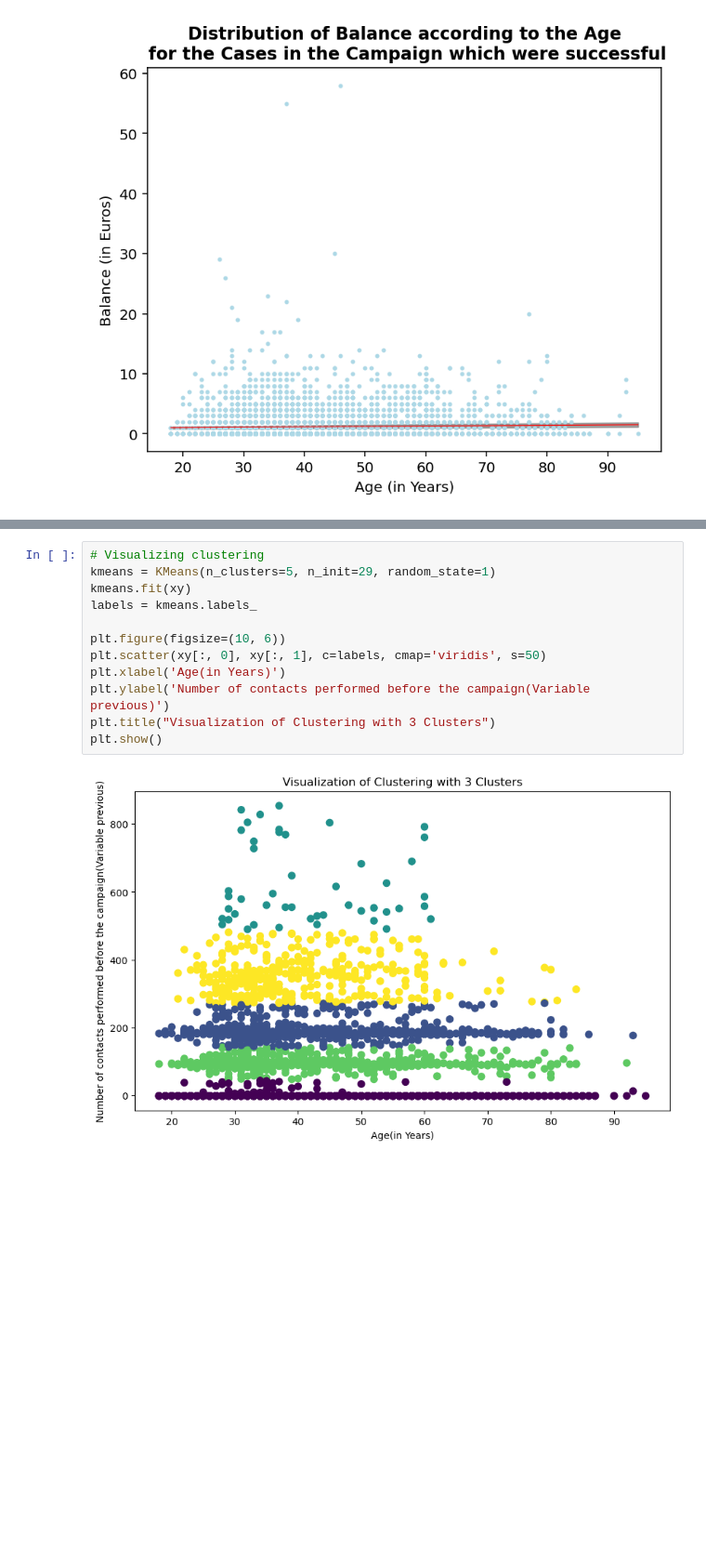
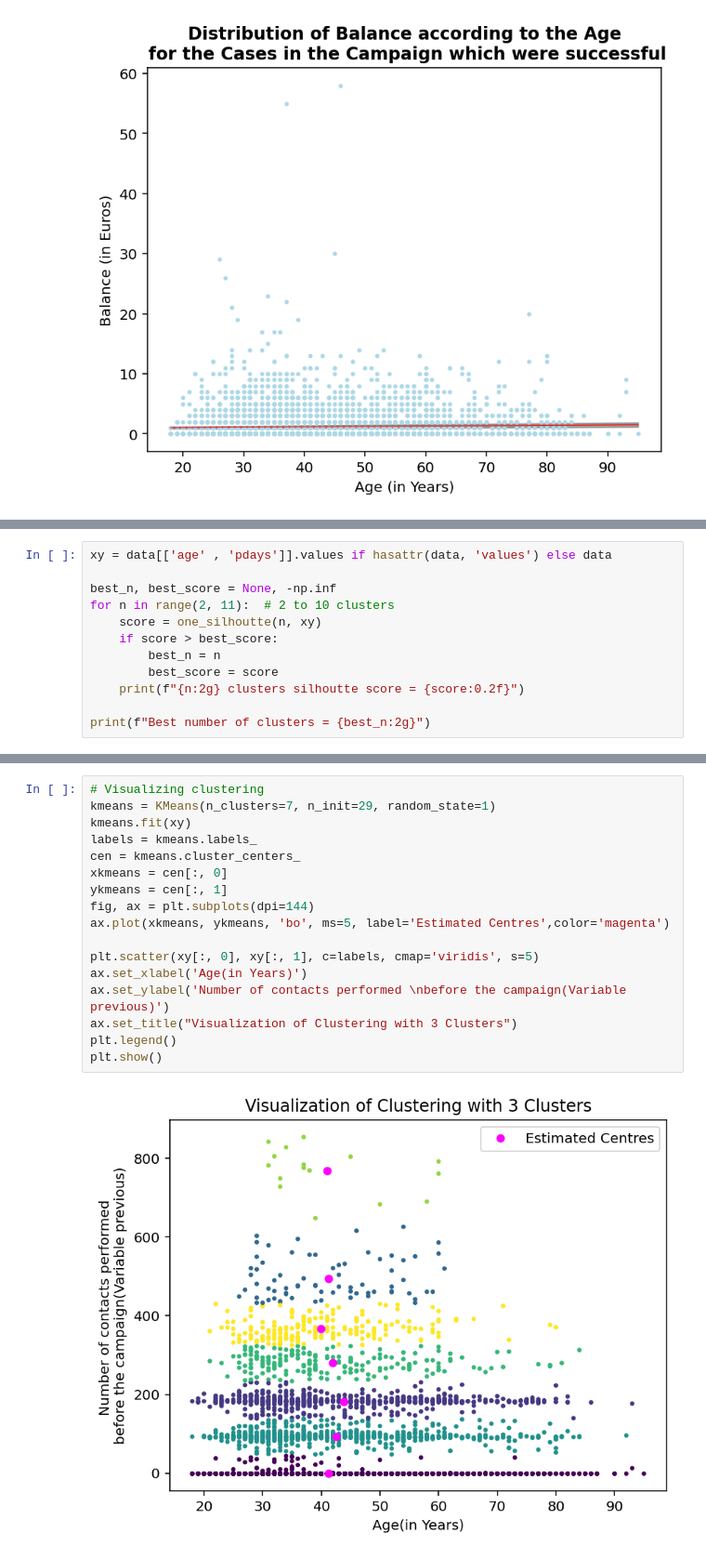
Before and after one commit to Foxtrot123-png/Applied-Data-Science-1--Clustering-and-Fitting-, a Jupyter notebook: Clustering_and_fitting.ipynb, the cells around one changed output, grey strips where cells are left out. Shown at 93% size. Saved outputs shown, nothing was run; the diff lists cells and outputs as text; blank space fills up the shorter version.

```diff
--- a/Clustering_and_fitting.ipynb
+++ b/Clustering_and_fitting.ipynb
@@ -425,0 +474,12 @@ xy = data[['age' , 'pdays']].values if hasattr(data, 'values') else data
+# %%
+xy = data[['age' , 'pdays']].values if hasattr(data, 'values') else data
+
+best_n, best_score = None, -np.inf
+for n in range(2, 11):  # 2 to 10 clusters
+    score = one_silhoutte(n, xy)
+    if score > best_score:
+        best_n = n
+        best_score = score
+    print(f"{n:2g} clusters silhoutte score = {score:0.2f}")
+
+print(f"Best number of clusters = {best_n:2g}")
@@ -448,15 +507,20 @@ plot_elbow_method(2, 10, wcss, best_n)
 [figure]
 # %%
 # Visualizing clustering
-kmeans = KMeans(n_clusters=5, n_init=29, random_state=1)
+kmeans = KMeans(n_clusters=7, n_init=29, random_state=1)
 kmeans.fit(xy)
 labels = kmeans.labels_
+cen = kmeans.cluster_centers_
+xkmeans = cen[:, 0]
+ykmeans = cen[:, 1]
+fig, ax = plt.subplots(dpi=144)
+ax.plot(xkmeans, ykmeans, 'bo', ms=5, label='Estimated Centres',color='magenta')
 
-plt.figure(figsize=(10, 6))
-plt.scatter(xy[:, 0], xy[:, 1], c=labels, cmap='viridis', s=50)
-plt.xlabel('Age(in Years)')
-plt.ylabel('Number of contacts performed before the campaign(Variable previous)')
-plt.title("Visualization of Clustering with 3 Clusters")
+plt.scatter(xy[:, 0], xy[:, 1], c=labels, cmap='viridis', s=5)
+ax.set_xlabel('Age(in Years)')
+ax.set_ylabel('Number of contacts performed \nbefore the campaign(Variable previous)')
+ax.set_title("Visualization of Clustering with 3 Clusters")
+plt.legend()
 plt.show()
 # %% [output]
-[figure, old version]
+[figure, new version]
```
Also changed, not shown: parts of 15 cells of this notebook, 2 other files.
